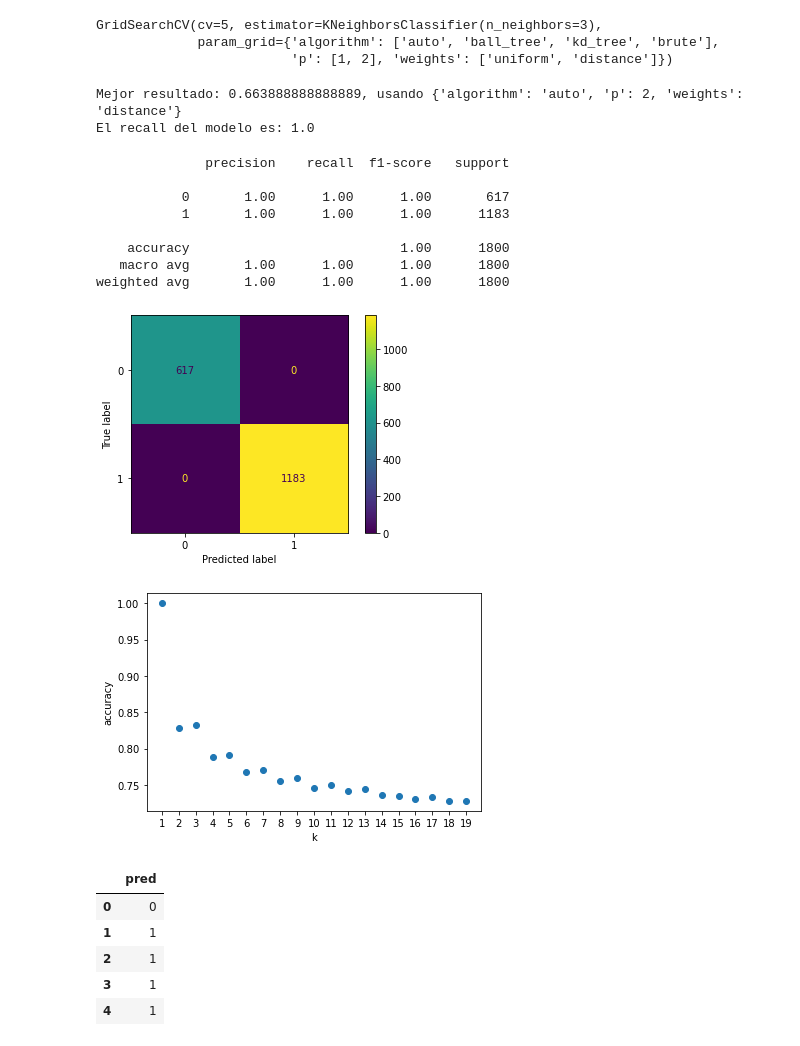
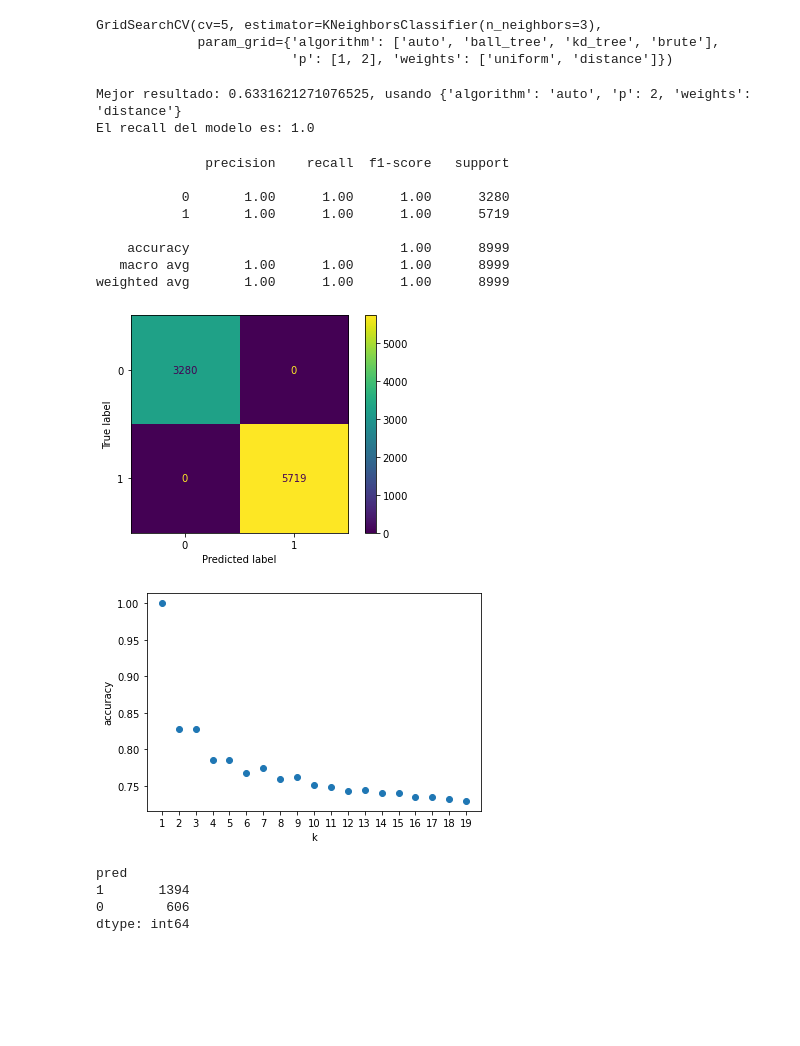
Before and after one commit to MarielCG/Datathon, a Jupyter notebook: Modelos_prueba_v3.ipynb, the cells around one changed output. Drawn from its saved outputs; the diff is of its cells as text; code cells hidden in the pictures; blank space fills up the shorter version.

```diff
--- a/Modelos_prueba_v3.ipynb
+++ b/Modelos_prueba_v3.ipynb
@@ -388,18 +391,14 @@ Conjunto de Prueba: (1800, 5) (1800,)
 # %%
-from sklearn.tree import DecisionTreeClassifier
-from sklearn.model_selection import GridSearchCV
 
 # IMPORTANTíSIMO: SI HAY UN DESBALANCE SE PUEDE SETEAR EL VALOR DE CLASS_wight
 #tree = DecisionTreeClassifier(class_weight={0:1.5})
-tree = DecisionTreeClassifier()
+tree = DecisionTreeClassifier(max_depth = 35)
 
 criterion = ['gini', 'entropy']
-max_depth = range(1, 10, 1)
 min_samples_split = range(2, 400, 20)
 
 param_grid_tree = {'criterion': criterion,
-              'max_depth': max_depth,
-              'min_samples_split': min_samples_split }
+                   'min_samples_split': min_samples_split }
 
 
 grid_model_tree = GridSearchCV(tree, param_grid=param_grid_tree, cv=5)
@@ -438,0 +437,14 @@ El recall del modelo es: 0.6702220667948943
+# %%
+plt.figure(figsize = (15,8))
+k_range = range(1, 50)
+scores = []
+for k in k_range:
+    tree_2 = DecisionTreeClassifier(criterion = 'gini', max_depth = k , min_samples_split = 282)
+    tree_2.fit(X_pca, y)
+    scores.append(tree_2.score(X_pca, y))
+plt.figure()
+plt.xlabel('k')
+plt.ylabel('accuracy')
+plt.scatter(k_range, scores)
+plt.xticks(range(1, 50,2))
+plt.show()
@@ -606,7 +623,7 @@ grid_model_knn = GridSearchCV(knn, param_grid=param_grid_knn, cv=5)
 # Entrenamos el modelo
 #grid_model_knn.fit(X_pca, y) # da una mejor 0.6706 de recall y 0.4745 de precision 0.4745
 
-grid_model_knn.fit(X_test, y_test) # sube recall 0.688 de recall pero baja presicion 0.458
+grid_model_knn.fit(X_pca, y) # sube recall 0.688 de recall pero baja presicion 0.458
 # %% [output]
 GridSearchCV(cv=5, estimator=KNeighborsClassifier(n_neighbors=3),
              param_grid={'algorithm': ['auto', 'ball_tree', 'kd_tree', 'brute'],
@@ -621,28 +642,28 @@ print(f'Mejor resultado: {best_score_knn}, usando {best_params_knn}')
 
 # Predecimos
 
-y_pred_knn = grid_model_knn.predict(X_test)
+y_pred_knn = grid_model_knn.predict(X_pca)
 
 # Evaluamos
 
-print('El recall del modelo es:', recall_score(y_test, y_pred_knn))
+print('El recall del modelo es:', recall_score(y, y_pred_knn))
 # %% [output]
-Mejor resultado: 0.663888888888889, usando {'algorithm': 'auto', 'p': 2, 'weights': 'distance'}
+Mejor resultado: 0.6331621271076525, usando {'algorithm': 'auto', 'p': 2, 'weights': 'distance'}
 El recall del modelo es: 1.0
 # %%
-cm_knn = metrics.confusion_matrix(y_test, y_pred_knn)
-print(metrics.classification_report(y_test, y_pred_knn))
+cm_knn = metrics.confusion_matrix(y, y_pred_knn)
+print(metrics.classification_report(y, y_pred_knn))
 cm_display_knn = metrics.ConfusionMatrixDisplay(cm_knn).plot()
 # %% [output]
               precision    recall  f1-score   support
 
-           0       1.00      1.00      1.00       617
-           1       1.00      1.00      1.00      1183
+           0       1.00      1.00      1.00      3280
+           1       1.00      1.00      1.00      5719
 
-    accuracy                           1.00      1800
-   macro avg       1.00      1.00      1.00      1800
-weighted avg       1.00      1.00      1.00      1800
+    accuracy                           1.00      8999
+   macro avg       1.00      1.00      1.00      8999
+weighted avg       1.00      1.00      1.00      8999
-[figure, old version]
+[figure, new version]
 # %%
 k_range = range(1, 20)
 scores = []
@@ -657,19 +678,17 @@ plt.scatter(k_range, scores)
 plt.xticks(range(1, 20))
 plt.show()
 # %% [output]
-[figure, old version]
+[figure, new version]
 # %%
 # Predecimos los valores del target de nuestros datos de testeo
 y_pred_test_knn = grid_model_knn.predict(X_pca_test)
 df_knn = pd.DataFrame({"pred" : list(y_pred_test_knn)})
-df_knn.head(5)
+df_knn.value_counts()
 # %% [output]
-|  | pred |
-| 0 | 0 |
-| 1 | 1 |
-| 2 | 1 |
-| 3 | 1 |
-| 4 | 1 |
+pred
+1       1394
+0        606
+dtype: int64
 # %%
 # Guardamos los valores
 df_knn.to_csv('MarielCG1.csv', index = False)
```
Also changed, not shown: parts of 11 cells of this notebook, 1 other file.
